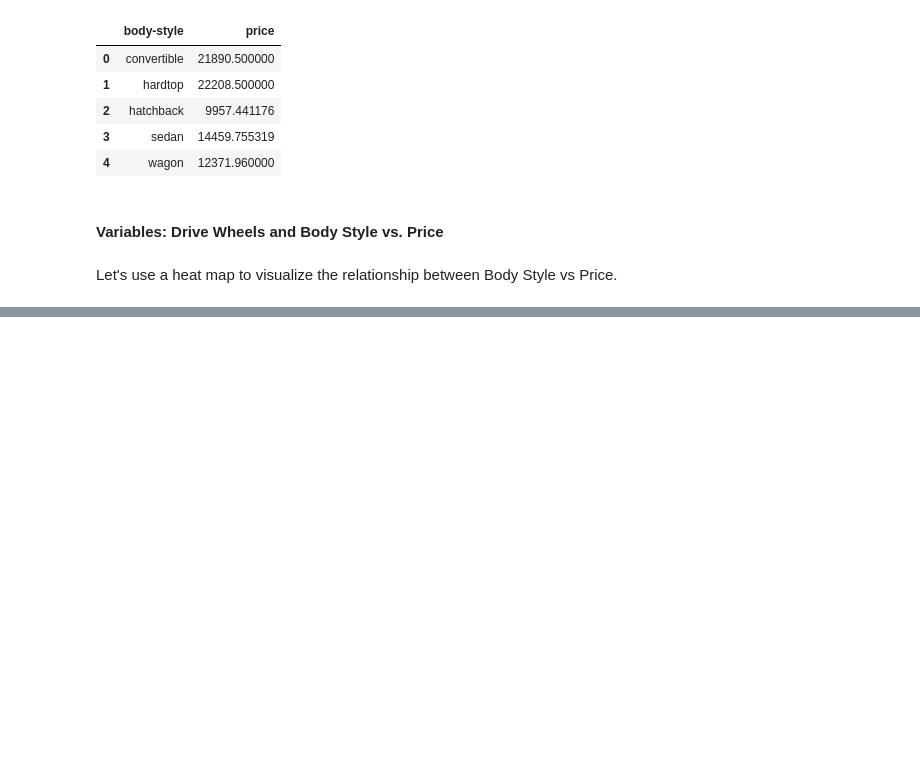
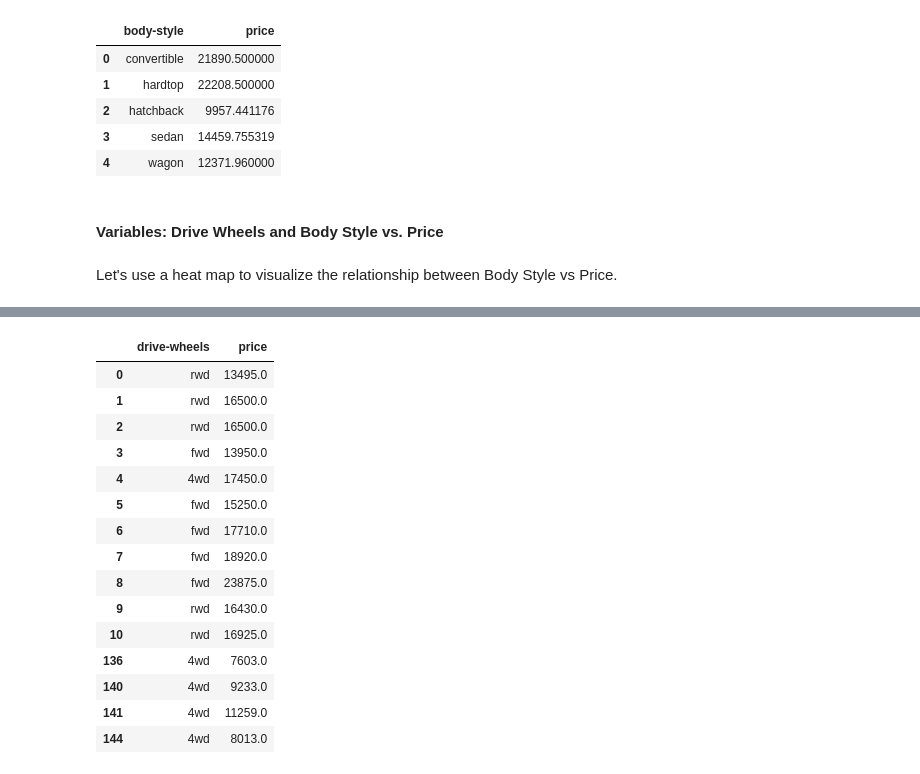
Before and after one commit to giuliamf/applied-datascience, a Jupyter notebook: 2. Data Analysis with Python/3.exploratory_analysis.ipynb, the cells around one changed output, grey strips where cells are left out. Cells and saved outputs as stored; diff of their text form; code cells hidden in the pictures; blank space fills up the shorter version.

```diff
--- a/2. Data Analysis with Python/3.exploratory_analysis.ipynb
+++ b/2. Data Analysis with Python/3.exploratory_analysis.ipynb
@@ -407,0 +609,20 @@ Let's use a heat map to visualize the relationship between Body Style vs Price.
+# %%
+df_group_three=df_group_one[['drive-wheels', 'price']].groupby(['drive-wheels'])
+df_group_three.head()
+# %% [output]
+|  | drive-wheels | price |
+| 0 | rwd | 13495.0 |
+| 1 | rwd | 16500.0 |
+| 2 | rwd | 16500.0 |
+| 3 | fwd | 13950.0 |
+| 4 | 4wd | 17450.0 |
+| 5 | fwd | 15250.0 |
+| 6 | fwd | 17710.0 |
+| 7 | fwd | 18920.0 |
+| 8 | fwd | 23875.0 |
+| 9 | rwd | 16430.0 |
+| 10 | rwd | 16925.0 |
+| 136 | 4wd | 7603.0 |
+| 140 | 4wd | 9233.0 |
+| 141 | 4wd | 11259.0 |
+| 144 | 4wd | 8013.0 |
```
Also changed, not shown: parts of 56 cells of this notebook, 2 other files.
